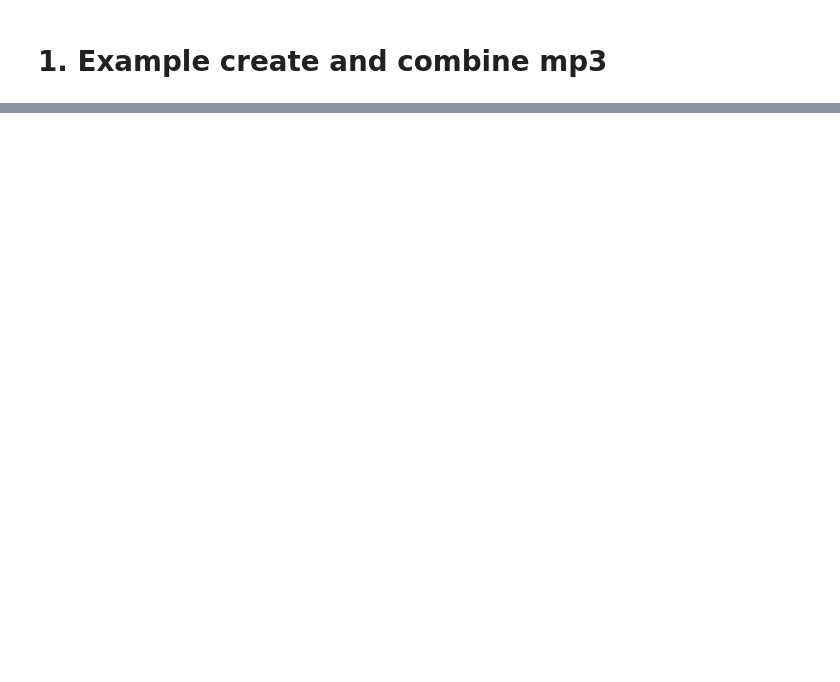
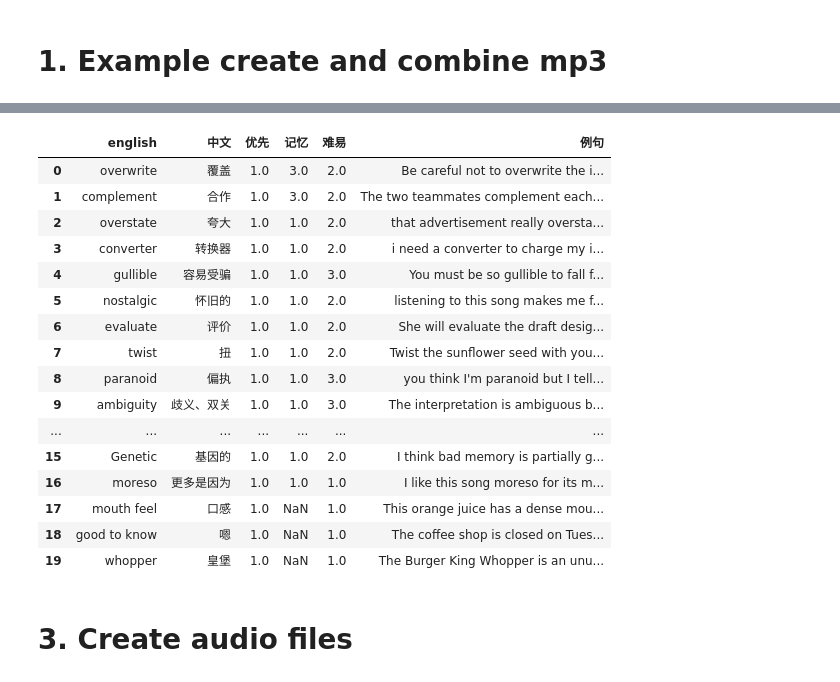
Before and after one commit to srcole/mandarin_data, a Jupyter notebook: 02_audio_generation/01_explore.ipynb, the cells around one changed output, grey strips where cells are left out. Saved outputs shown, nothing was run; the diff lists cells and outputs as text; code cells hidden in the pictures; blank space fills up the shorter version.

Commit message:
audio and video generation

```diff
--- a/02_audio_generation/01_explore.ipynb
+++ b/02_audio_generation/01_explore.ipynb
@@ -2,4 +2,9 @@
 # !pip install gtts pydub audioop-lts
 from gtts import gTTS
 from pydub import AudioSegment
+import time
+import os
 import pandas as pd
+import glob
+from collections import defaultdict
+pd.options.display.max_columns = 100
@@ -32,0 +84,8 @@ combined.export("combined.mp3", format="mp3")
+# %%
+cols_keep = ['english', '中文', '优先', '记忆', '难易', '例句']
+sheet_url = 'https://docs.google.com/spreadsheets/d/1pw9EAIvtiWenPDBFBIf7pwTh0FvIbIR0c3mY5gJwlDk/edit#gid=47045332'
+sheet_url = sheet_url.replace('/edit#gid=', '/export?format=csv&gid=')
+df = pd.read_csv(sheet_url)[cols_keep]
+df = df.dropna(subset=['中文', 'english'])
+print(df.shape)
+df.head()
@@ -32,0 +100,23 @@ combined.export("combined.mp3", format="mp3")
+# %%
+df_create_audio = df.sort_values(['优先', '记忆'], ascending=[True, False]).head(20).reset_index(drop=True)
+df_create_audio
+# %% [output]
+|  | english | 中文 | 优先 | 记忆 | 难易 | 例句 |
+| 0 | overwrite | 覆盖 | 1.0 | 3.0 | 2.0 | Be careful not to overwrite the i... |
+| 1 | complement | 合作 | 1.0 | 3.0 | 2.0 | The two teammates complement each... |
+| 2 | overstate | 夸大 | 1.0 | 1.0 | 2.0 | that advertisement really oversta... |
+| 3 | converter | 转换器 | 1.0 | 1.0 | 2.0 | i need a converter to charge my i... |
+| 4 | gullible | 容易受骗 | 1.0 | 1.0 | 3.0 | You must be so gullible to fall f... |
+| 5 | nostalgic | 怀旧的 | 1.0 | 1.0 | 2.0 | listening to this song makes me f... |
+| 6 | evaluate | 评价 | 1.0 | 1.0 | 2.0 | She will evaluate the draft desig... |
+| 7 | twist | 扭 | 1.0 | 1.0 | 2.0 | Twist the sunflower seed with you... |
+| 8 | paranoid | 偏执 | 1.0 | 1.0 | 3.0 | you think I'm paranoid but I tell... |
+| 9 | ambiguity | 歧义、双关 | 1.0 | 1.0 | 3.0 | The interpretation is ambiguous b... |
+| ... | ... | ... | ... | ... | ... | ... |
+| 15 | Genetic | 基因的 | 1.0 | 1.0 | 2.0 | I think bad memory is partially g... |
+| 16 | moreso | 更多是因为 | 1.0 | 1.0 | 1.0 | I like this song moreso for its m... |
+| 17 | mouth feel | 口感 | 1.0 | NaN | 1.0 | This orange juice has a dense mou... |
+| 18 | good to know | 嗯 | 1.0 | NaN | 1.0 | The coffee shop is closed on Tues... |
+| 19 | whopper | 皇堡 | 1.0 | NaN | 1.0 | The Burger King Whopper is an unu... |
+# %% [markdown]
+# 3. Create audio files
```
Also changed, not shown: parts of 31 cells of this notebook, 1 other file.
